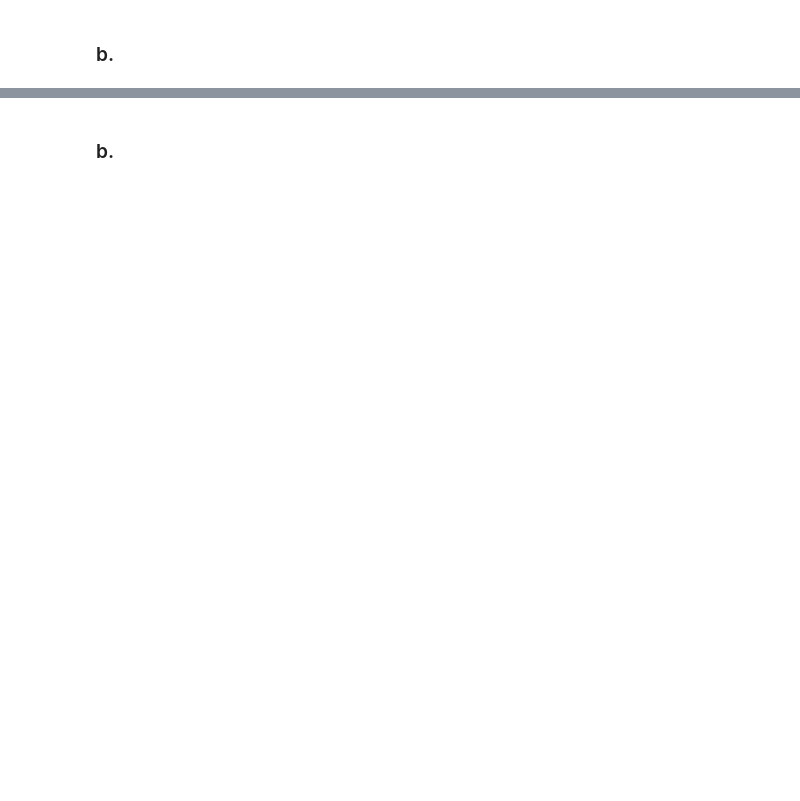
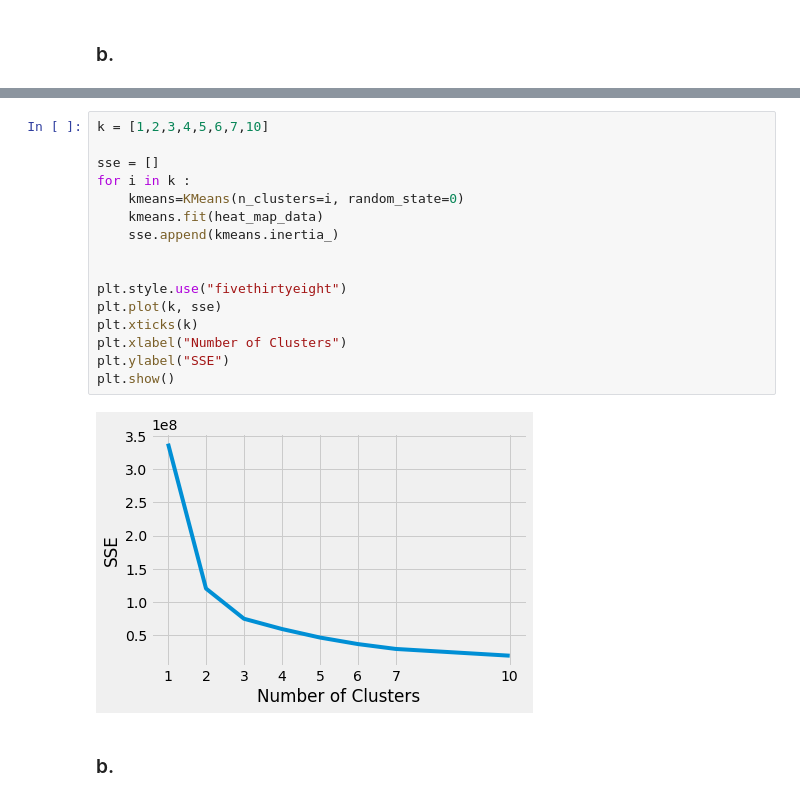
Before and after one commit to Peptski/Data-Science-and-AI, a Jupyter notebook: Assignment3/notebook/Assignment3.ipynb, the cells around one changed output, grey strips where cells are left out. Cells and saved outputs as stored; diff of their text form; blank space fills up the shorter version.

Commit message:
added some plots

```diff
--- a/Assignment3/notebook/Assignment3.ipynb
+++ b/Assignment3/notebook/Assignment3.ipynb
@@ -57,2 +59,20 @@ ax = sns.heatmap(heatmap1_data)
+# %%
+k = [1,2,3,4,5,6,7,10]
+
+sse = []
+for i in k :
+    kmeans=KMeans(n_clusters=i, random_state=0)
+    kmeans.fit(heat_map_data)
+    sse.append(kmeans.inertia_)
+
+
+plt.style.use("fivethirtyeight")
+plt.plot(k, sse)
+plt.xticks(k)
+plt.xlabel("Number of Clusters")
+plt.ylabel("SSE")
+plt.show()
+# %% [output]
+[figure, added]
 # %% [markdown]
 ### b.
```
Also changed, not shown: parts of 6 cells of this notebook.
